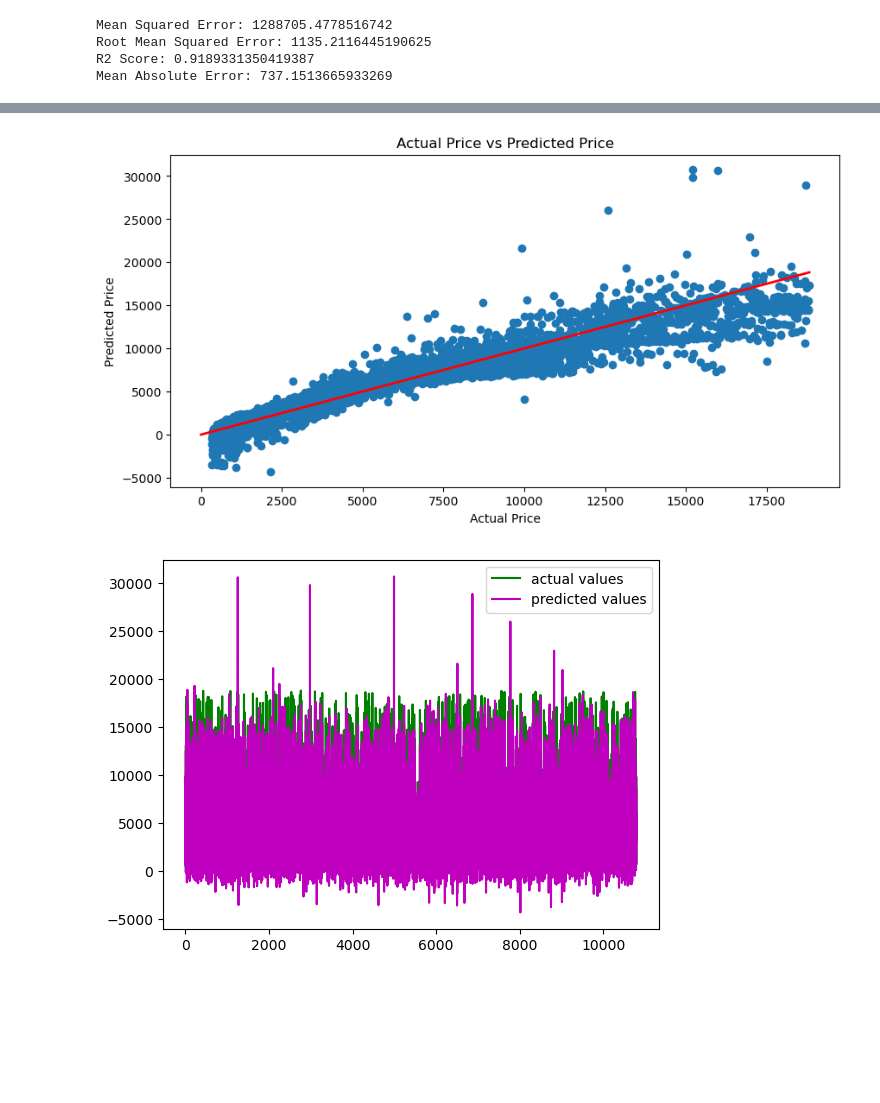
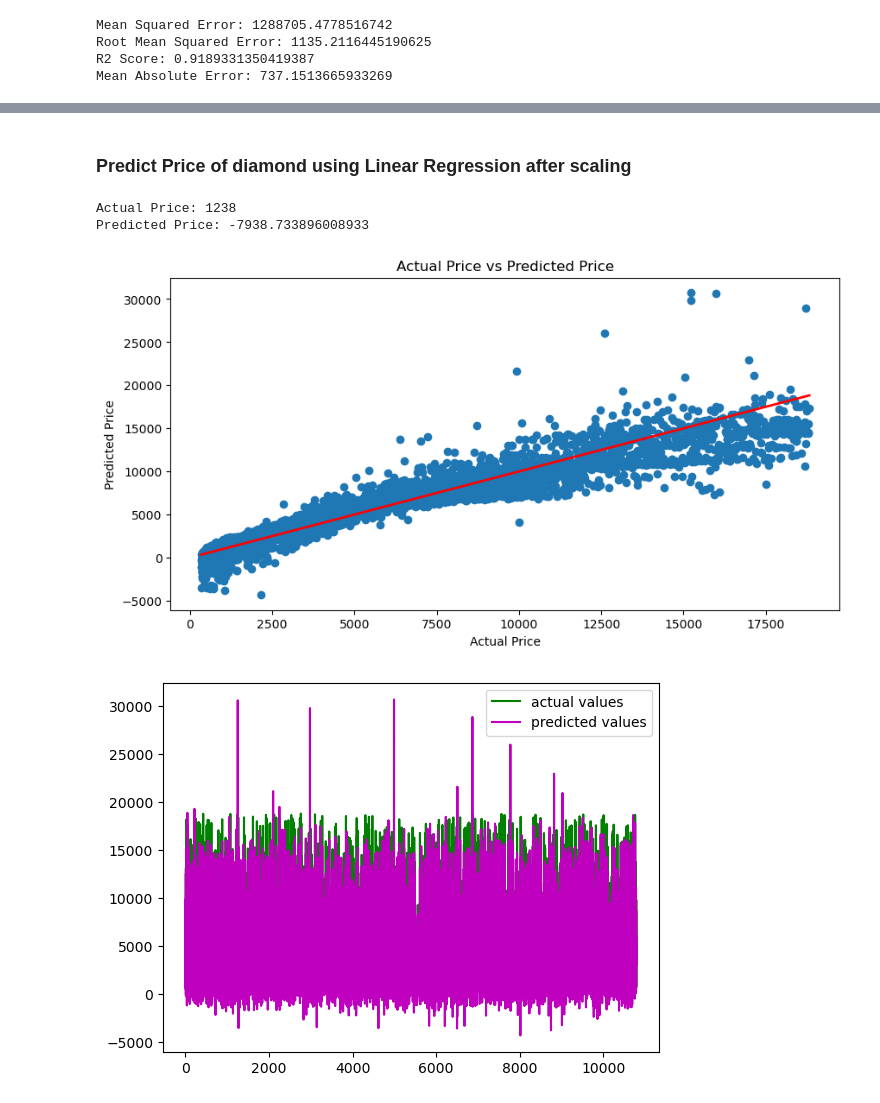
Before and after one commit to mch3pg4/60006CEM-MLTasks, a Jupyter notebook: Task1-Regression/MLTask1Regression.ipynb, the cells around one changed output, grey strips where cells are left out. Drawn from its saved outputs; the diff is of its cells as text; code cells hidden in the pictures; blank space fills up the shorter version.

Commit message:
tidied up comparison and predictions

```diff
--- a/Task1-Regression/MLTask1Regression.ipynb
+++ b/Task1-Regression/MLTask1Regression.ipynb
@@ -256,16 +270,28 @@ Root Mean Squared Error: 1135.2116445190622
 R2 Score: 0.9189331350419387
 Mean Absolute Error: 737.1513665933271
+# %% [markdown]
+### Predict Price of diamond using Linear Regression after scaling
+# %%
+# given features, predict the price and show actual price
+features = X_test.iloc[2]
+actual_price = y_test.iloc[2]
+predicted_price_scaled = model.predict([features])[0]
+print(f'Actual Price: {actual_price}')
+print(f'Predicted Price: {predicted_price_scaled}')
+# %% [output]
+Actual Price: 1238
+Predicted Price: -7938.733896008933
 # %%
 # plot the predicted price vs actual price with regression line
 plt.figure(figsize=(10, 5))
 plt.scatter(y_test, y_pred)
-plt.plot([0, np.max(y_test)], [0, np.max(y_test)], color='red', linewidth=2)
+plt.plot([np.min(y_test), np.max(y_test)], [np.min(y_test), np.max(y_test)], color='red', linewidth=2)
 plt.xlabel('Actual Price')
 plt.ylabel('Predicted Price')
 plt.title('Actual Price vs Predicted Price')
 plt.show()
 # %% [output]
-[figure, old version]
+[figure, new version]
 # %%
 # plot for actual values and predicted values
 # acutal values
```
Also changed, not shown: parts of 32 cells of this notebook.
